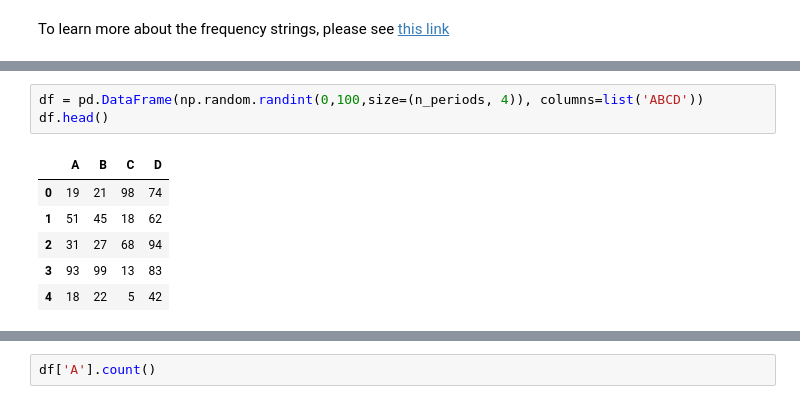
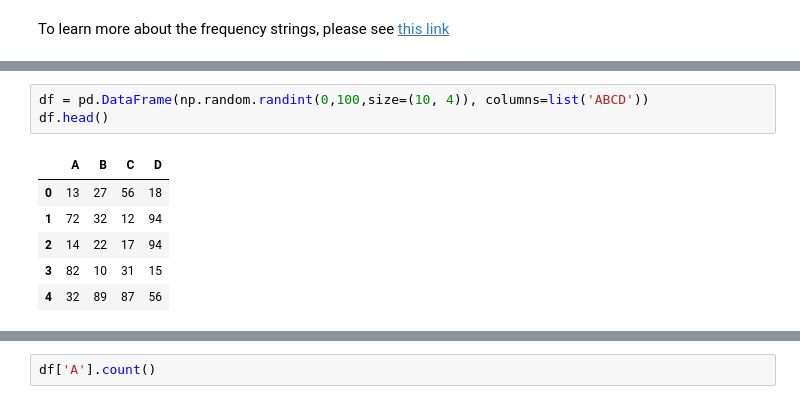
Before and after one commit to izmendi/CursoML, a Jupyter notebook: Notebooks/00_pandas.ipynb, the cells around one changed output, grey strips where cells are left out. Cells and saved outputs as stored; diff of their text form.

```diff
--- a/Notebooks/00_pandas.ipynb
+++ b/Notebooks/00_pandas.ipynb
@@ -125,10 +96,10 @@ DatetimeIndex(['2016-01-31', '2016-02-29', '2016-03-31', '2016-04-30',
 # %%
-df = pd.DataFrame(np.random.randint(0,100,size=(n_periods, 4)), columns=list('ABCD'))
+df = pd.DataFrame(np.random.randint(0,100,size=(10, 4)), columns=list('ABCD'))
 df.head()
 # %% [output]
 |  | A | B | C | D |
-| 0 | 19 | 21 | 98 | 74 |
-| 1 | 51 | 45 | 18 | 62 |
-| 2 | 31 | 27 | 68 | 94 |
-| 3 | 93 | 99 | 13 | 83 |
-| 4 | 18 | 22 | 5 | 42 |
+| 0 | 13 | 27 | 56 | 18 |
+| 1 | 72 | 32 | 12 | 94 |
+| 2 | 14 | 22 | 17 | 94 |
+| 3 | 82 | 10 | 31 | 15 |
+| 4 | 32 | 89 | 87 | 56 |
```
Also changed, not shown: parts of 35 cells of this notebook, 8 other files.
